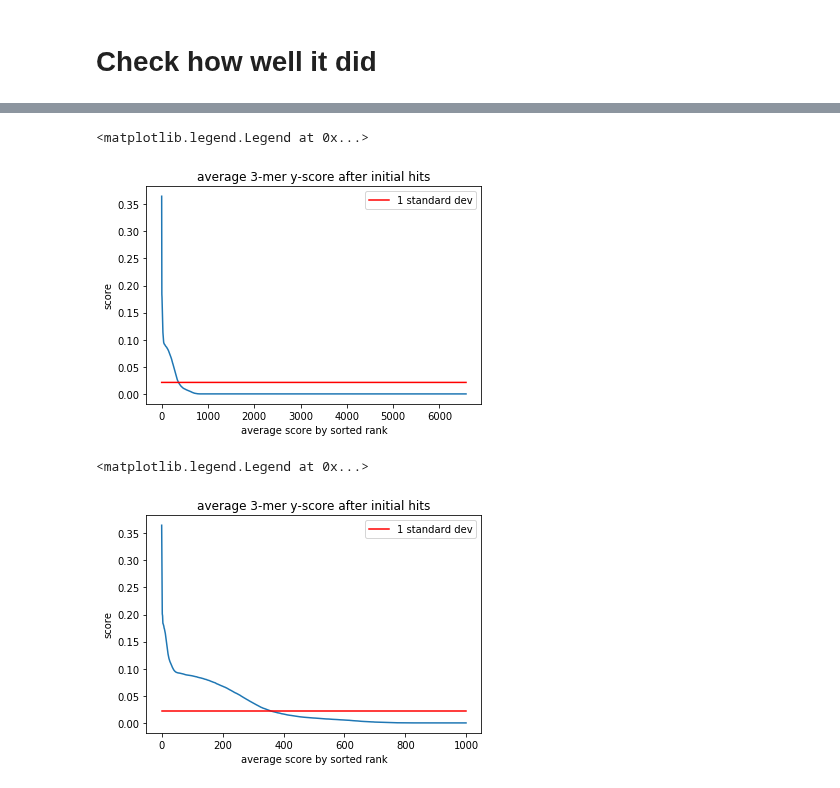
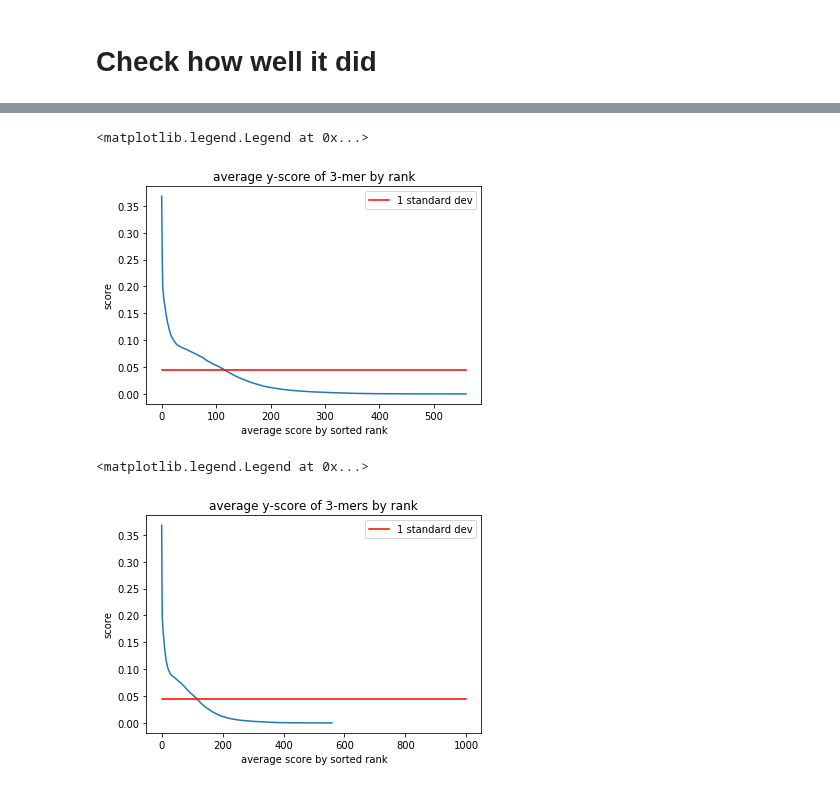
Before and after one commit to zmcgrath96/hypedsearch, a Jupyter notebook: sandbox/jupyter notebooks/New broad k-mer extension .ipynb, the cells around one changed output, grey strips where cells are left out. Drawn from its saved outputs; the diff is of its cells as text; code cells hidden in the pictures.

```diff
--- a/sandbox/jupyter notebooks/New broad k-mer extension .ipynb
+++ b/sandbox/jupyter notebooks/New broad k-mer extension .ipynb
@@ -96,6 +97,23 @@ def binary_search_exact_by_key(value: Any, a: Iterable, key: str) -> int:
     elif i+1 < len(a) and getattr(a[i+1], key) == value:
         return i+1
     return -1
+# %%
+from statistics import mean
+
+def slope_filtering(a: Iterable, min_window_size=5, mean_filter=1) -> Iterable:
+    '''
+    '''
+    adjusted_window_size = len(a) // 100
+    window_size = min_window_size if adjusted_window_size < min_window_size else adjusted_window_size
+    slopes = [(a[i+window_size] - a[i])/window_size for i in range(len(a) - window_size)]
+    avgslope = mean(slopes)
+    filtered = []
+    for i in range(len(slopes)):
+        if abs(slopes[i]) > abs(avgslope):
+            filtered.append(a[i])
+        else:
+            break
+    return filtered
 # %% [markdown]
 ## Global extension and addition
 # %%
@@ -265,7 +283,7 @@ def hybrid_alignment(seq1: str, seq2: str) -> (str, str):
 # %% [markdown]
 ### 1. Load fasta database
 # %%
-fasta_file = '../../testing framework/data/databases/500prots.fasta'
+fasta_file = '../../testing framework/data/databases/100prots.fasta'
 database = fasta.read(fasta_file, True)
 
 database = {x['name']: x for x in database}
@@ -535,26 +625,26 @@ plt.legend()
 # %%
 ml = max([len(l) for l in scoredisty])
 for i in range(len(scoredisty)):
     scoredisty[i] = scoredisty[i] + [0 for _ in range(ml - len(scoredisty[i]))]
 
 avgy = np.mean(scoredisty, axis=0)
 stdy = np.std(scoredisty)
 plt.plot(avgy)
 plt.plot([stdy for _ in range(len(avgy))], 'r', label='1 standard dev')
-plt.title('average 3-mer y-score after initial hits')
+plt.title('average y-score of 3-mer by rank')
 plt.xlabel('average score by sorted rank')
 plt.ylabel('score')
 plt.legend()
 # %% [output]
 <matplotlib.legend.Legend at 0x...>
-[figure, old version]
+[figure, new version]
 # %%
 plt.plot(avgy[:1000])
 plt.plot([stdy for _ in range(1000)], 'r', label='1 standard dev')
-plt.title('average 3-mer y-score after initial hits')
+plt.title('average y-score of 3-mers by rank')
 plt.xlabel('average score by sorted rank')
 plt.ylabel('score')
 plt.legend()
 # %% [output]
 <matplotlib.legend.Legend at 0x...>
-[figure, old version]
+[figure, new version]
```
Also changed, not shown: parts of 14 cells of this notebook, 6 other files.
